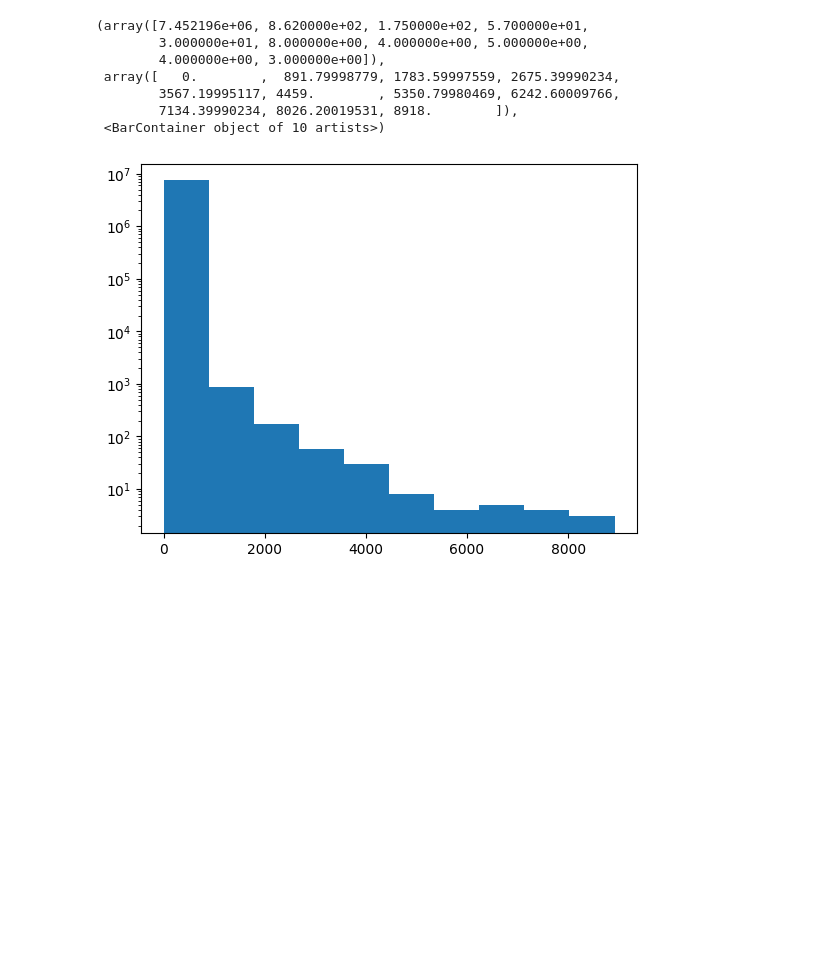
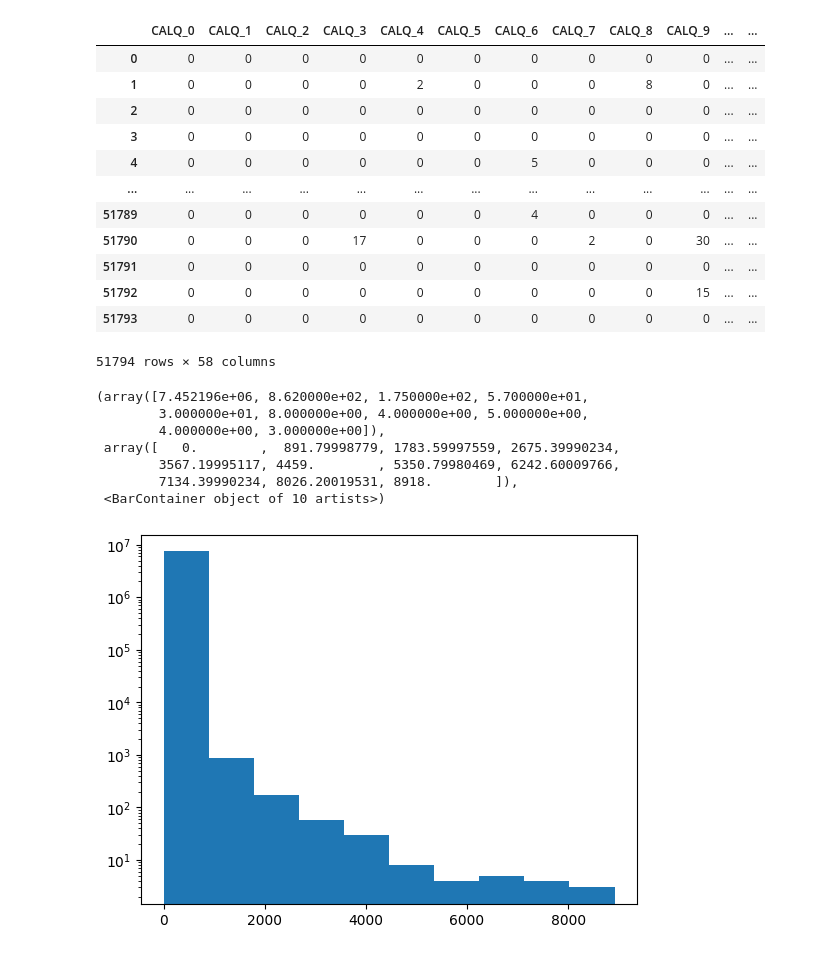
Before and after one commit to nswood/HGCAL_AE, a Jupyter notebook: TTBar_Data_Prep.ipynb, the cells around one changed output. Saved outputs shown, nothing was run; the diff lists cells and outputs as text; code cells hidden in the pictures; blank space fills up the shorter version.

```diff
--- a/TTBar_Data_Prep.ipynb
+++ b/TTBar_Data_Prep.ipynb
@@ -23,6 +23,22 @@ def prep_ttbar(n = 0):
         for i in range(n):
             arr = torch.vstack([arr,torch.tensor(pd.read_csv(f'Ecoder/TrainingData/more_testing_{i+2}.csv').to_numpy(), dtype = torch.float)])
     return arr
+# %%
+pd.read_csv('ECON_AE_Development/Ecoder/TrainingData/more_testing_1.csv')
+# %% [output]
+|  | CALQ_0 | CALQ_1 | CALQ_2 | CALQ_3 | CALQ_4 | CALQ_5 | CALQ_6 | CALQ_7 | CALQ_8 | CALQ_9 | ... | ... |
+| 0 | 0 | 0 | 0 | 0 | 0 | 0 | 0 | 0 | 0 | 0 | ... | ... |
+| 1 | 0 | 0 | 0 | 0 | 2 | 0 | 0 | 0 | 8 | 0 | ... | ... |
+| 2 | 0 | 0 | 0 | 0 | 0 | 0 | 0 | 0 | 0 | 0 | ... | ... |
+| 3 | 0 | 0 | 0 | 0 | 0 | 0 | 0 | 0 | 0 | 0 | ... | ... |
+| 4 | 0 | 0 | 0 | 0 | 0 | 0 | 5 | 0 | 0 | 0 | ... | ... |
+| ... | ... | ... | ... | ... | ... | ... | ... | ... | ... | ... | ... | ... |
+| 51789 | 0 | 0 | 0 | 0 | 0 | 0 | 4 | 0 | 0 | 0 | ... | ... |
+| 51790 | 0 | 0 | 0 | 17 | 0 | 0 | 0 | 2 | 0 | 30 | ... | ... |
+| 51791 | 0 | 0 | 0 | 0 | 0 | 0 | 0 | 0 | 0 | 0 | ... | ... |
+| 51792 | 0 | 0 | 0 | 0 | 0 | 0 | 0 | 0 | 0 | 15 | ... | ... |
+| 51793 | 0 | 0 | 0 | 0 | 0 | 0 | 0 | 0 | 0 | 0 | ... | ... |
+51794 rows × 58 columns
 # %%
 dt = prep_ttbar(80)
 # %%
```
Also changed, not shown: 40 other files.
